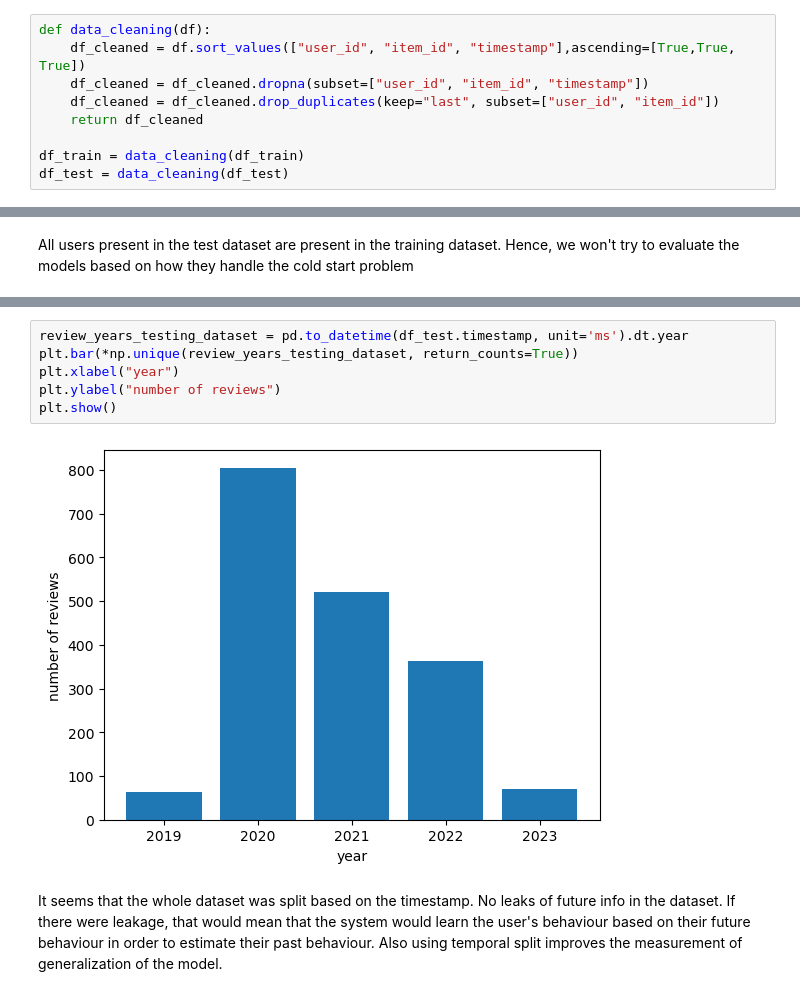
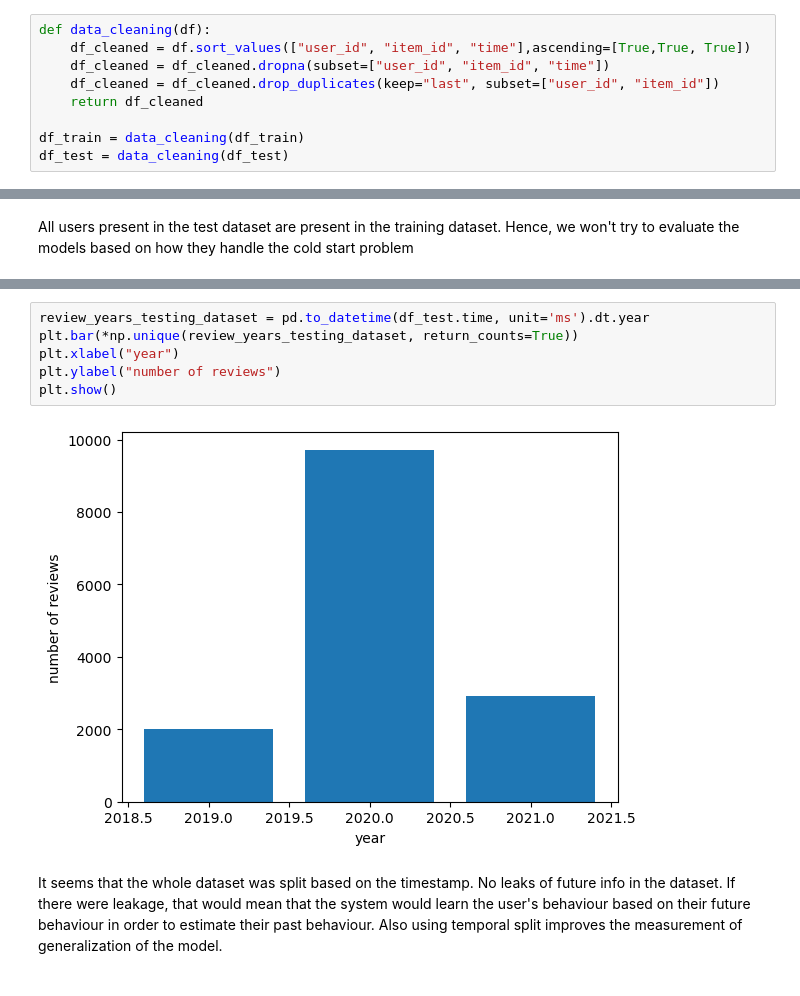
Before and after one commit to danielpenchev98/Web-Recommender-Systems-2025, a Jupyter notebook: project/project.ipynb, the cells around one changed output, grey strips where cells are left out. Cells and saved outputs as stored; diff of their text form.

```diff
--- a/project/project.ipynb
+++ b/project/project.ipynb
@@ -11,7 +17,7 @@ df_test = pd.read_csv("test.tsv", sep="\t")
 # %%
 def data_cleaning(df):
-    df_cleaned = df.sort_values(["user_id", "item_id", "timestamp"],ascending=[True,True, True])
-    df_cleaned = df_cleaned.dropna(subset=["user_id", "item_id", "timestamp"])
+    df_cleaned = df.sort_values(["user_id", "item_id", "time"],ascending=[True,True, True])
+    df_cleaned = df_cleaned.dropna(subset=["user_id", "item_id", "time"])
     df_cleaned = df_cleaned.drop_duplicates(keep="last", subset=["user_id", "item_id"])
     return df_cleaned
 
@@ -50,11 +61,11 @@ plt.show()
 # %%
-review_years_testing_dataset = pd.to_datetime(df_test.timestamp, unit='ms').dt.year
+review_years_testing_dataset = pd.to_datetime(df_test.time, unit='ms').dt.year
 plt.bar(*np.unique(review_years_testing_dataset, return_counts=True))
 plt.xlabel("year")
 plt.ylabel("number of reviews")
 plt.show()
 # %% [output]
-[figure, old version]
+[figure, new version]
 # %% [markdown]
 It seems that the whole dataset was split based on the timestamp. No leaks of future info in the dataset. If there were leakage, that would mean that the system would learn the user's behaviour based on their future behaviour in order to estimate their past behaviour. Also using temporal split improves the measurement of generalization of the model.
 # %%
```
Also changed, not shown: parts of 514 cells of this notebook, 33 other files.
